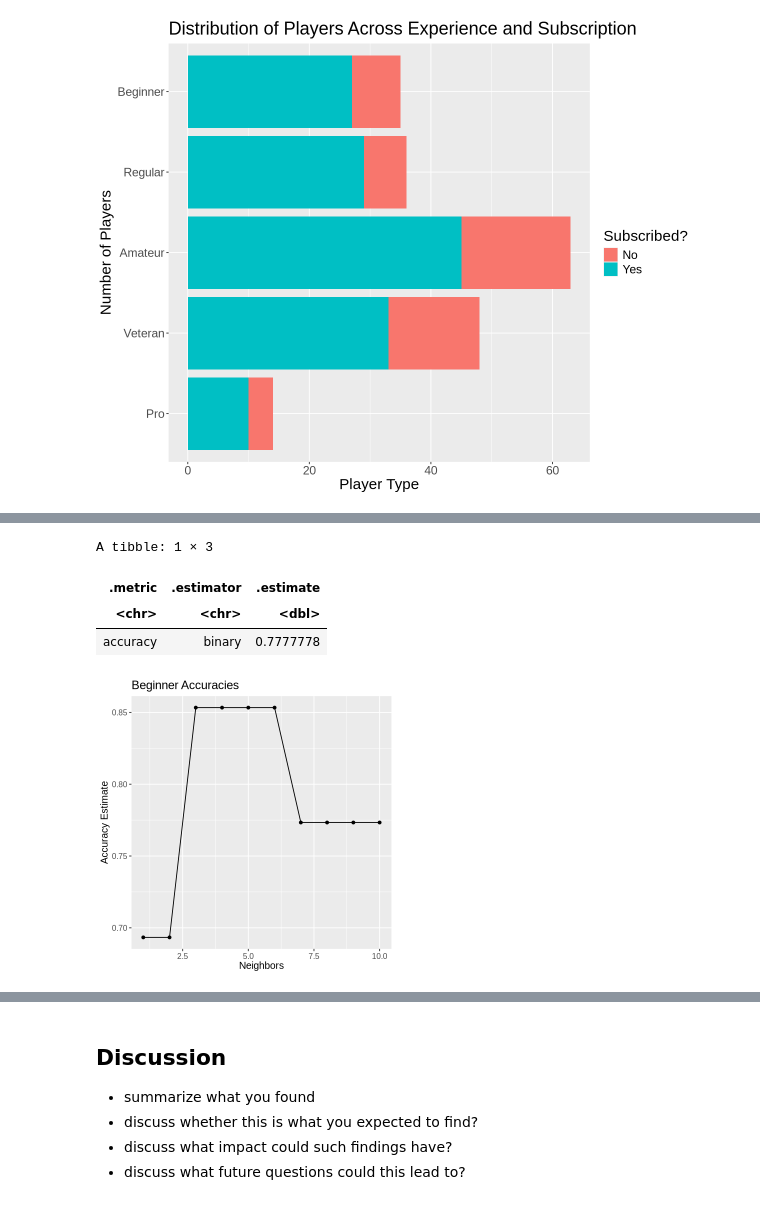
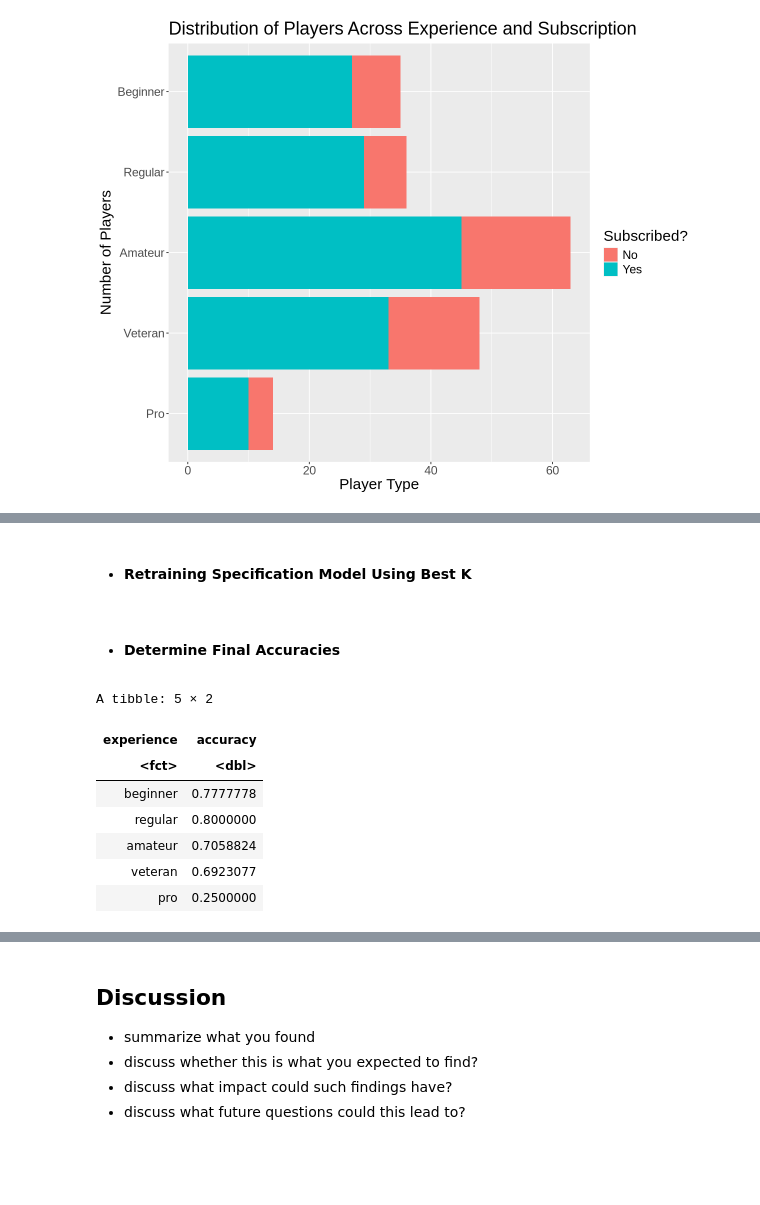
Before and after one commit to gatory/DSCI_100_Term_Project, a Jupyter notebook: Final Report.ipynb, the cells around one changed output, grey strips where cells are left out. Cells and saved outputs as stored; diff of their text form; code cells hidden in the pictures; blank space fills up the shorter version.

```diff
--- a/Final Report.ipynb
+++ b/Final Report.ipynb
@@ -145,0 +289,2 @@ knn_spec <- nearest_neighbor(weight_func = "rectangular", neighbors = tune()) |>
+# %% [markdown]
+- #### Retraining Specification Model Using Best K
@@ -145,0 +318,2 @@ knn_spec <- nearest_neighbor(weight_func = "rectangular", neighbors = tune()) |>
+# %% [markdown]
+- #### Determine Final Accuracies
@@ -146,53 +347,15 @@ knn_spec <- nearest_neighbor(weight_func = "rectangular", neighbors = tune()) |>
 # %%
-#Beginner
-options(repr.plot.width = 5, repr.plot.height = 5)
-set.seed(4923)
-
-k_vals <- tibble(neighbors = seq(from = 1, to = 10, by = 1))
-
-beginner_players <- tidy_player |> filter(experience == "Beginner")
-
-beginner_split <- initial_split(beginner_players, prop = 0.75, strata = subscribe)
-beginner_train <- training(beginner_split)
-beginner_test <- testing(beginner_split)
-
-beginner_vfold <- vfold_cv(beginner_train, v = 5, strata = subscribe)
-
-beginner_recipe <- recipe(subscribe ~ played_hours + Age, data = beginner_train) |>
-  step_scale(all_predictors()) |>
-  step_center(all_predictors())
-
-beginner_fit <- workflow() |>
-  add_recipe(beginner_recipe) |>
-  add_model(knn_spec) |>
-  tune_grid(resamples = beginner_vfold, grid = k_vals)
-
-beginner_accuracies <- beginner_fit |> collect_metrics() |>
-  filter(.metric == "accuracy")
-
-cross_val_plot <- ggplot(beginner_accuracies, aes(x = neighbors, y = mean)) +
-    geom_point() +
-    geom_line() +
-    labs(x = "Neighbors", y = "Accuracy Estimate", title = "Beginner Accuracies") +
-    theme(text = element_text(size = 12))
-cross_val_plot
-
-beginner_mnist_spec <- nearest_neighbor(weight_func = "rectangular", neighbors = 3) |>
-    set_engine("kknn") |>
-    set_mode("classification")
-
-beginner_mnist_fit <- fit(beginner_mnist_spec, subscribe ~ played_hours + Age, data = beginner_train)
-
-beginner_mnist_predictions <- predict(beginner_mnist_fit, beginner_test) |> bind_cols(beginner_test)
-
-beginner_mnist_metrics <- beginner_mnist_predictions |>
-    metrics(truth = subscribe, estimate = .pred_class) |>
-    filter(.metric == "accuracy")
-
-beginner_mnist_metrics
+beginner_results <- beginner_mnist_metrics |> mutate(experience = "beginner")
+regular_results <- regular_mnist_metrics |> mutate(experience = "regular")
+amateur_results <- amateur_mnist_metrics |> mutate(experience = "amateur")
+veteran_results <- veteran_mnist_metrics |> mutate(experience = "veteran")
+pro_results <- pro_mnist_metrics |> mutate(experience = "pro")
 # %% [output]
-A tibble: 1 × 3
+A tibble: 5 × 2
-| .metric | .estimator | .estimate |
-| <chr> | <chr> | <dbl> |
-| accuracy | binary | 0.7777778 |
+| experience | accuracy |
+| <fct> | <dbl> |
+| beginner | 0.7777778 |
+| regular | 0.8000000 |
+| amateur | 0.7058824 |
+| veteran | 0.6923077 |
+| pro | 0.2500000 |
-[figure, removed]
```
Also changed, not shown: parts of 22 cells of this notebook.
